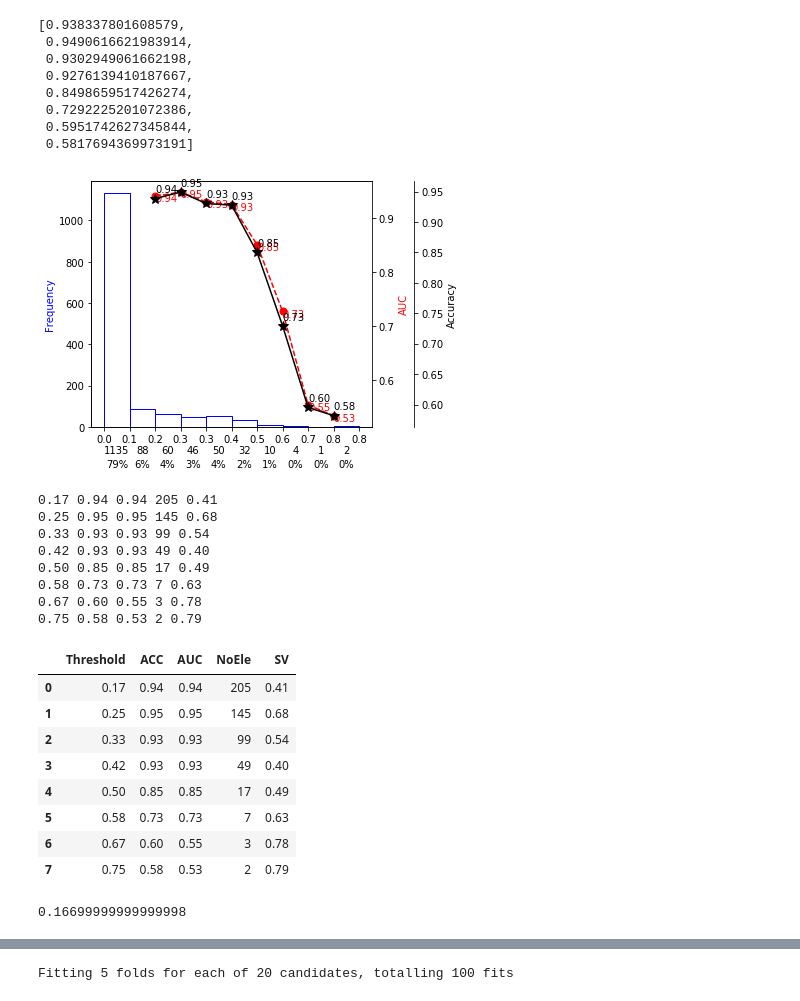
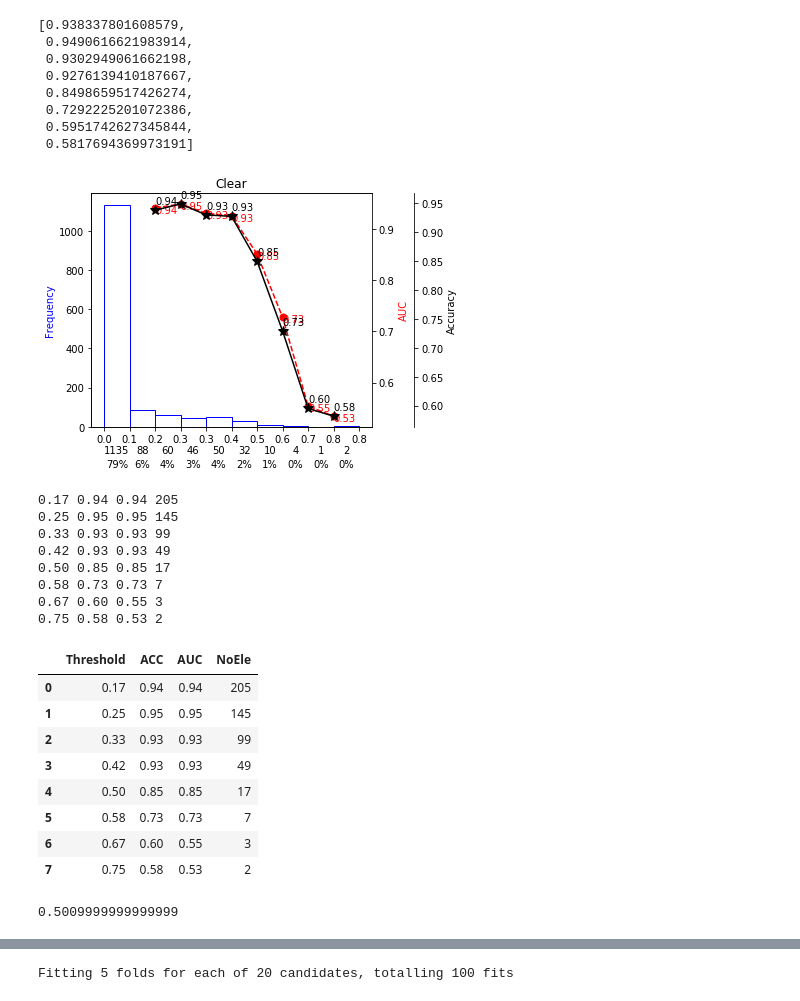
Before and after one commit to msultanmahmud/EEG_Analysis, a Jupyter notebook: Stability_selection_v1/SultanStabilitySelection_clear_Ranking_features_SV_v3.ipynb, the cells around one changed output, grey strips where cells are left out. Cells and saved outputs as stored; diff of their text form; code cells hidden in the pictures.

```diff
--- a/Stability_selection_v1/SultanStabilitySelection_clear_Ranking_features_SV_v3.ipynb
+++ b/Stability_selection_v1/SultanStabilitySelection_clear_Ranking_features_SV_v3.ipynb
@@ -591,34 +593,35 @@ for i,j in zip(Th_2_Bins,ACC_Th2):
 
 
 
 
 # Move the last y-axis spine over to the right by 20% of the width of the axes
 ax3.spines['right'].set_position(('axes', 1.15))
 ax3.spines['right'].set_visible(True)
 
 # To make the border of the right-most axis visible, we need to turn the frame
 # on. This hides the other plots, however, so we need to turn its fill off.
 ax3.set_frame_on(True)
 ax3.patch.set_visible(False)
 
 
 #ax.plot(bins,np.linspace(0,1,11))
 plt.subplots_adjust(bottom=0.15)
 plt.grid(False,which='both')
 ax.set_ylabel('Frequency')
 ax.yaxis.label.set_color('Blue')
+plt.title("Clear")
 plt.tight_layout()
 # #Save the image
 
 filename='Corr_StabilitySelection_TH2'
 save_format='png'
 #print filename+'.'+save_format
 #pp='home/ralfahad/Pictures'
 #plt.savefig(filename+'.'+save_format,dpi=100)
 plt.savefig(filename+'.'+save_format,dpi=300, bbox_inches='tight')
 plt.show()
 # %% [output]
-[figure, old version]
+[figure, new version]
 # %%
 # for i,j in zip(Th_2_Bins,AUC_Th2):
 #     print i,j
@@ -629,39 +632,44 @@ All_SV=[]
 NumberofElement=[]
 for i,j,k,l in zip(Th_2_Bins,ACC_Th2,AUC_Th2, SV):
     Th2Index=np.squeeze(np.asarray(np.where(clf.scores_>=i)))
-    print ("{0:.2f}".format(i)),("{0:.2f}".format(j)),("{0:.2f}".format(k)),len(Th2Index),("{0:.2f}".format(l))
+#     print ("{0:.2f}".format(i)),("{0:.2f}".format(j)),("{0:.2f}".format(k)),len(Th2Index),("{0:.2f}".format(l))
+#     NumberofElement.append(len(Th2Index))
+    print ("{0:.2f}".format(i)),("{0:.2f}".format(j)),("{0:.2f}".format(k)),len(Th2Index)
     NumberofElement.append(len(Th2Index))
     ALL_Bins.append("{0:.2f}".format(i))
     All_ACC.append("{0:.2f}".format(j))
     All_AUC.append("{0:.2f}".format(k))
     All_SV.append("{0:.2f}".format(l))
 
+# Selected_Feature_Result=pd.concat([pd.DataFrame(ALL_Bins),pd.DataFrame(All_ACC),
+#            pd.DataFrame(All_AUC),pd.DataFrame(NumberofElement),pd.DataFrame(All_SV)],axis=1)
+# Selected_Feature_Result.columns=['Threshold','ACC','AUC','NoEle','SV']
 Selected_Feature_Result=pd.concat([pd.DataFrame(ALL_Bins),pd.DataFrame(All_ACC),
-           pd.DataFrame(All_AUC),pd.DataFrame(NumberofElement),pd.DataFrame(All_SV)],axis=1)
-Selected_Feature_Result.columns=['Threshold','ACC','AUC','NoEle','SV']
+           pd.DataFrame(All_AUC),pd.DataFrame(NumberofElement)],axis=1)
+Selected_Feature_Result.columns=['Threshold','ACC','AUC','NoEle']
 Selected_Feature_Result
 # %% [output]
-0.17 0.94 0.94 205 0.41
-0.25 0.95 0.95 145 0.68
-0.33 0.93 0.93 99 0.54
-0.42 0.93 0.93 49 0.40
-0.50 0.85 0.85 17 0.49
-0.58 0.73 0.73 7 0.63
-0.67 0.60 0.55 3 0.78
-0.75 0.58 0.53 2 0.79
+0.17 0.94 0.94 205
+0.25 0.95 0.95 145
+0.33 0.93 0.93 99
+0.42 0.93 0.93 49
+0.50 0.85 0.85 17
+0.58 0.73 0.73 7
+0.67 0.60 0.55 3
+0.75 0.58 0.53 2
-|  | Threshold | ACC | AUC | NoEle | SV |
-| 0 | 0.17 | 0.94 | 0.94 | 205 | 0.41 |
-| 1 | 0.25 | 0.95 | 0.95 | 145 | 0.68 |
-| 2 | 0.33 | 0.93 | 0.93 | 99 | 0.54 |
-| 3 | 0.42 | 0.93 | 0.93 | 49 | 0.40 |
-| 4 | 0.50 | 0.85 | 0.85 | 17 | 0.49 |
-| 5 | 0.58 | 0.73 | 0.73 | 7 | 0.63 |
-| 6 | 0.67 | 0.60 | 0.55 | 3 | 0.78 |
-| 7 | 0.75 | 0.58 | 0.53 | 2 | 0.79 |
+|  | Threshold | ACC | AUC | NoEle |
+| 0 | 0.17 | 0.94 | 0.94 | 205 |
+| 1 | 0.25 | 0.95 | 0.95 | 145 |
+| 2 | 0.33 | 0.93 | 0.93 | 99 |
+| 3 | 0.42 | 0.93 | 0.93 | 49 |
+| 4 | 0.50 | 0.85 | 0.85 | 17 |
+| 5 | 0.58 | 0.73 | 0.73 | 7 |
+| 6 | 0.67 | 0.60 | 0.55 | 3 |
+| 7 | 0.75 | 0.58 | 0.53 | 2 |
 # %%
-Th_2_Bins[0]
+Th_2_Bins[4]
 # %% [output]
-0.16699999999999998
+0.5009999999999999
 # %%
 # Need to chage gamma range . It is selecting too many features
 # Let 0.34 is our best Thr. TO get the index numer with this thr
```
Also changed, not shown: parts of 12 cells of this notebook, 7 other files.
